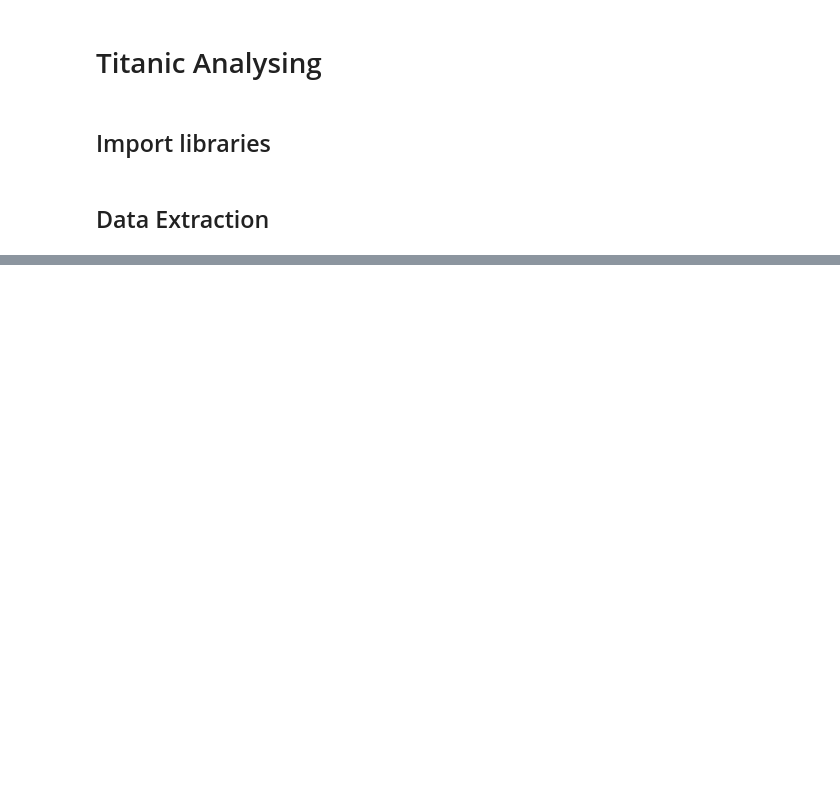
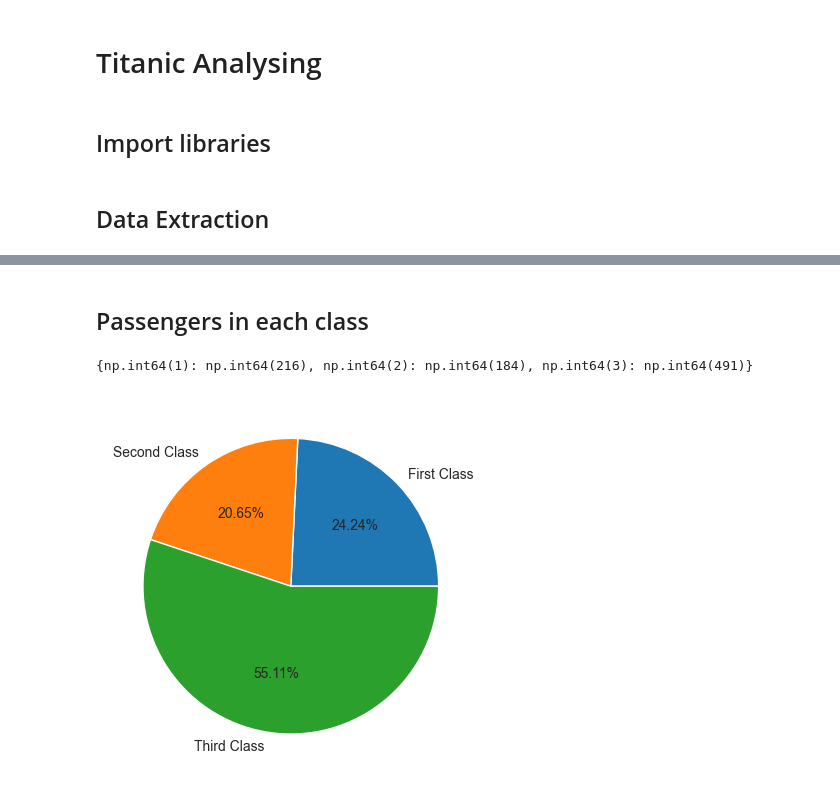
Before and after one commit to ParsaShahrabadi/Data_Analysis_Titanic, a Jupyter notebook: Titanic Data.ipynb, the cells around one changed output, grey strips where cells are left out. Drawn from its saved outputs; the diff is of its cells as text; code cells hidden in the pictures; blank space fills up the shorter version.

```diff
--- a/Titanic Data.ipynb
+++ b/Titanic Data.ipynb
@@ -82,0 +68,15 @@ r = 44
+# %% [markdown]
+## Passengers in each class
+# %%
+pclass_ids, count = np.unique(titanic_df["pclass"], return_counts=True)
+
+print(dict(zip(pclass_ids, counts)))
+
+#pie chart
+
+class_names = ["First Class", "Second Class", "Third Class"]
+plt.pie(count, labels=class_names, autopct='%1.2f%%')
+plt.show()
+# %% [output]
+{np.int64(1): np.int64(216), np.int64(2): np.int64(184), np.int64(3): np.int64(491)}
+[figure, added]
```
Also changed, not shown: parts of 13 cells of this notebook, 1 other file.
